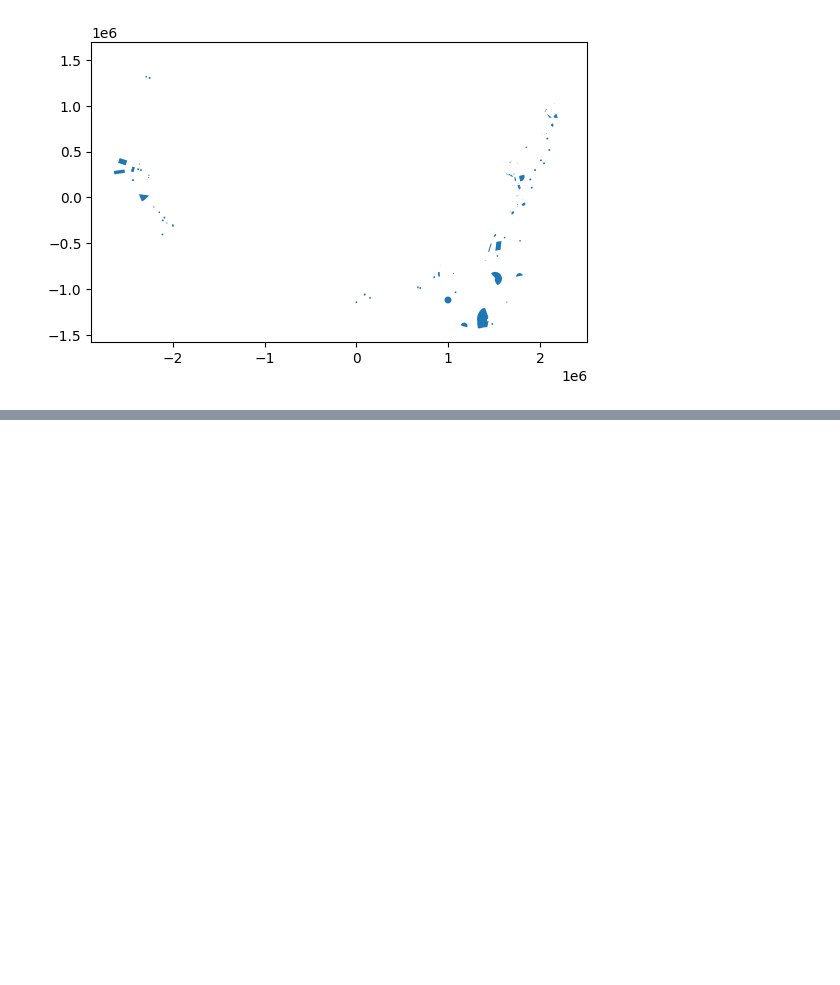
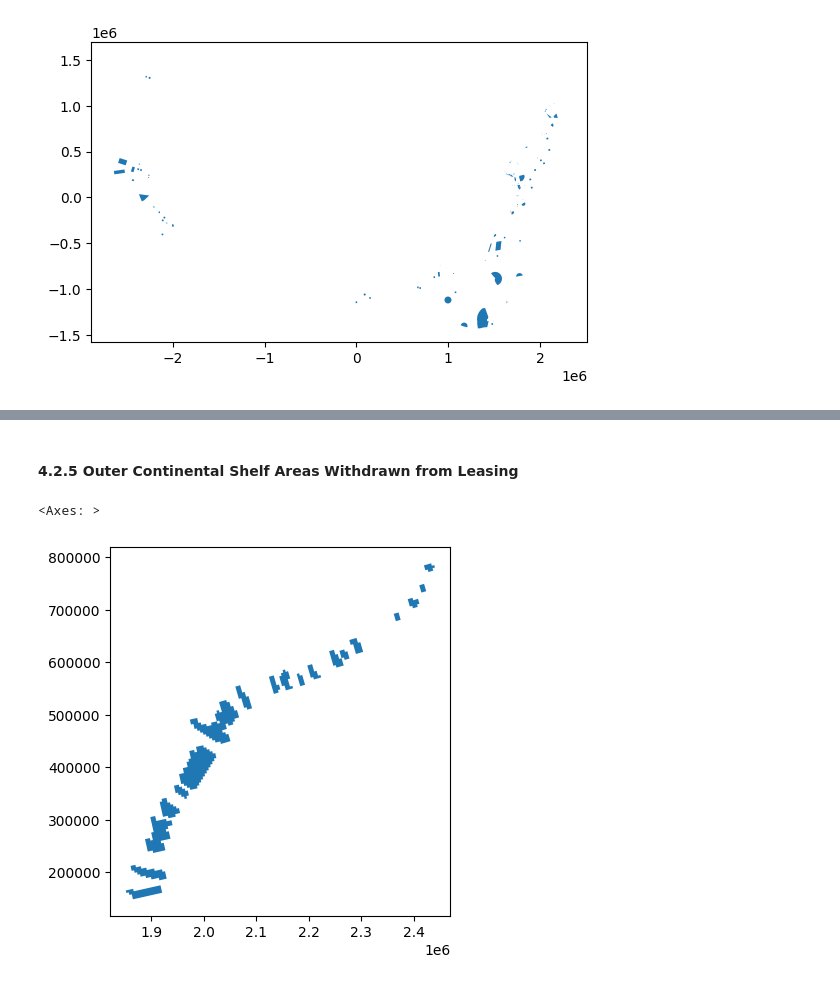
Before and after one commit to IMMM-SFA/gridcerf, a Jupyter notebook: notebooks/build_offshore_exclusions.ipynb, the cells around one changed output, grey strips where cells are left out. Drawn from its saved outputs; the diff is of its cells as text; code cells hidden in the pictures; blank space fills up the shorter version.

```diff
--- a/notebooks/build_offshore_exclusions.ipynb
+++ b/notebooks/build_offshore_exclusions.ipynb
@@ -390,0 +412,23 @@ def process_shp_file(source_file=source_file):
+# %% [markdown]
+#### 4.2.5 Outer Continental Shelf Areas Withdrawn from Leasing
+# %%
+# read in shapefile  and project to our GRIDCERF projection
+lease_gdf = gpd.read_file(withdrawn_leasing_shpfile).to_crs(crs)
+
+#only keep areas within our GRIDCERF boundary
+lease_gdf = gpd.clip(lease_gdf, bdf)
+
+# reduce to renewable leases
+lease_keep_list = ['ORSM', 'ORM']
+lease_gdf = lease_gdf[lease_gdf.Lease_type.isin(lease_keep_list)]
+
+# reduce to permanent exclusions
+lease_gdf = lease_gdf[lease_gdf.Withdraw_T == 'Presidential Withdrawal - permanent']
+
+#add field to use for rasterization
+lease_gdf["value"] = 1
+
+lease_gdf.plot()
+# %% [output]
+<Axes: >
+[figure, added]
```
Also changed, not shown: parts of 27 cells of this notebook.
